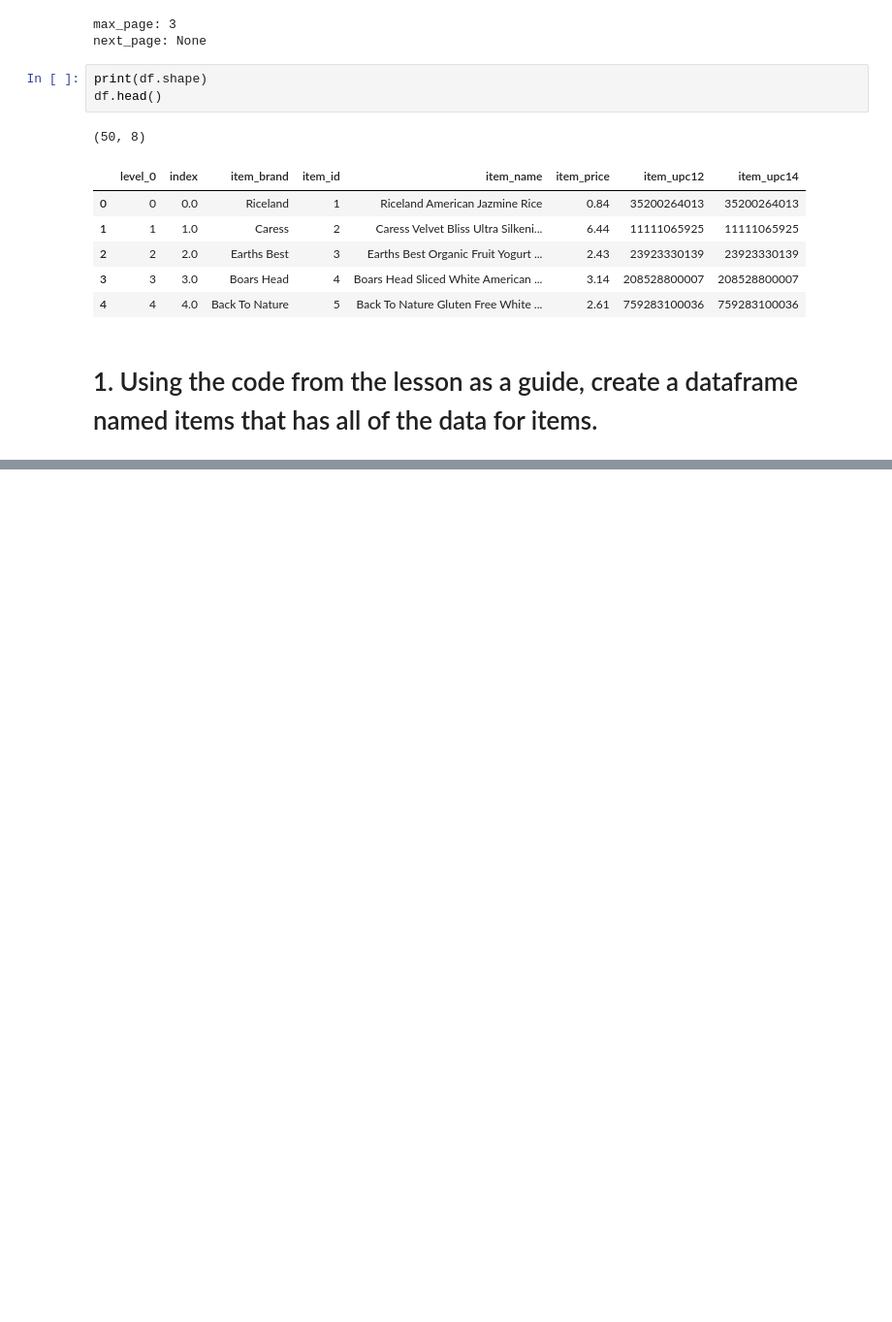
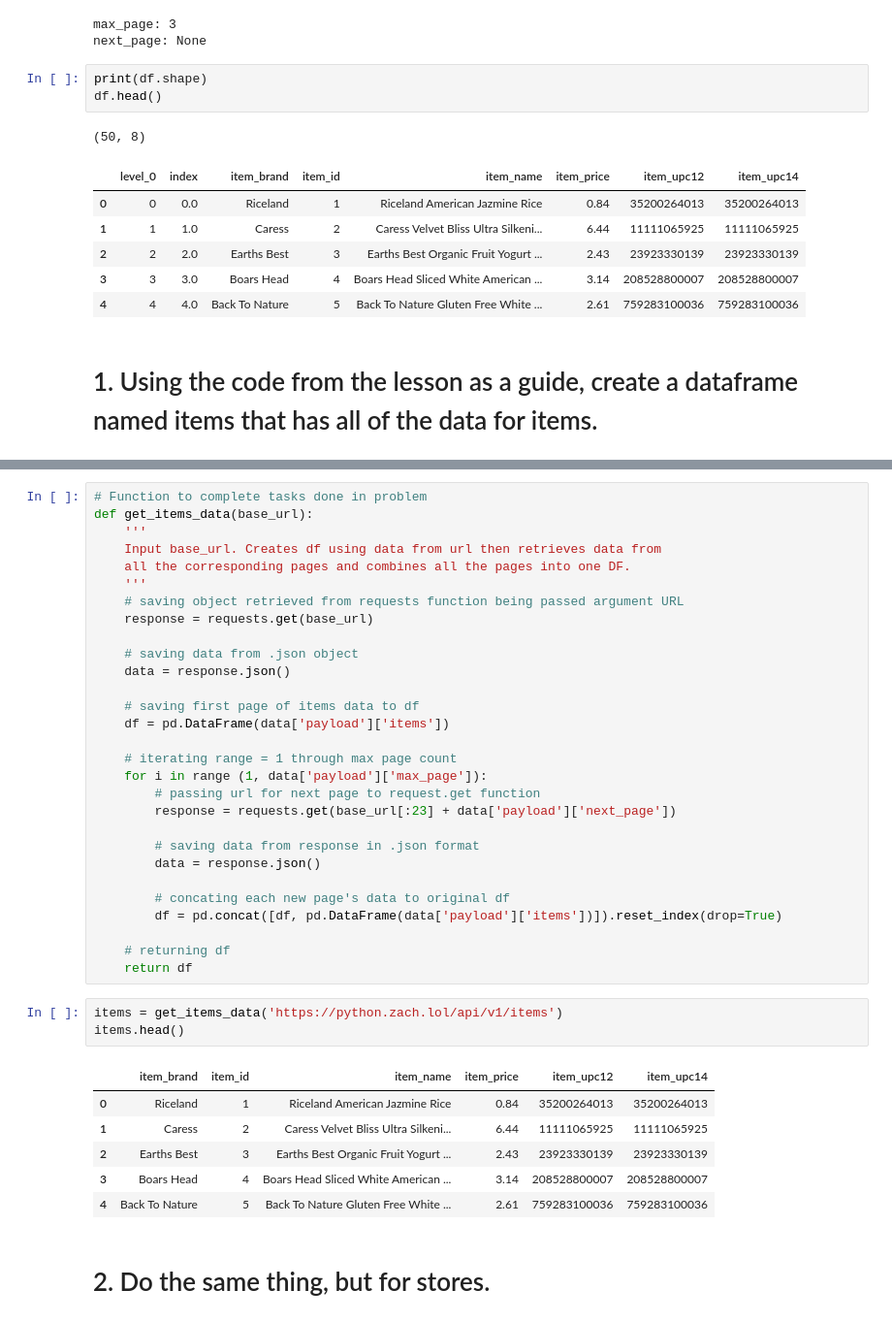
Before and after one commit to george887/time-series-exercises, a Jupyter notebook: acquire.ipynb, the cells around one changed output, grey strips where cells are left out. Shown at 97% size. Drawn from its saved outputs; the diff is of its cells as text; blank space fills up the shorter version.

```diff
--- a/acquire.ipynb
+++ b/acquire.ipynb
@@ -230,0 +258,41 @@ df.head()
+# %%
+# Function to complete tasks done in problem
+def get_items_data(base_url):
+    '''
+    Input base_url. Creates df using data from url then retrieves data from
+    all the corresponding pages and combines all the pages into one DF.
+    '''
+    # saving object retrieved from requests function being passed argument URL
+    response = requests.get(base_url)
+
+    # saving data from .json object
+    data = response.json()
+
+    # saving first page of items data to df
+    df = pd.DataFrame(data['payload']['items'])
+
+    # iterating range = 1 through max page count
+    for i in range (1, data['payload']['max_page']):
+        # passing url for next page to request.get function
+        response = requests.get(base_url[:23] + data['payload']['next_page'])
+
+        # saving data from response in .json format
+        data = response.json()
+
+        # concating each new page's data to original df
+        df = pd.concat([df, pd.DataFrame(data['payload']['items'])]).reset_index(drop=True)
+
+    # returning df
+    return df
+# %%
+items = get_items_data('https://python.zach.lol/api/v1/items')
+items.head()
+# %% [output]
+|  | item_brand | item_id | item_name | item_price | item_upc12 | item_upc14 |
+| 0 | Riceland | 1 | Riceland American Jazmine Rice | 0.84 | 35200264013 | 35200264013 |
+| 1 | Caress | 2 | Caress Velvet Bliss Ultra Silkeni... | 6.44 | 11111065925 | 11111065925 |
+| 2 | Earths Best | 3 | Earths Best Organic Fruit Yogurt ... | 2.43 | 23923330139 | 23923330139 |
+| 3 | Boars Head | 4 | Boars Head Sliced White American ... | 3.14 | 208528800007 | 208528800007 |
+| 4 | Back To Nature | 5 | Back To Nature Gluten Free White ... | 2.61 | 759283100036 | 759283100036 |
+# %% [markdown]
+# 2. Do the same thing, but for stores.
```
Also changed, not shown: parts of 23 cells of this notebook, 1 other file.
